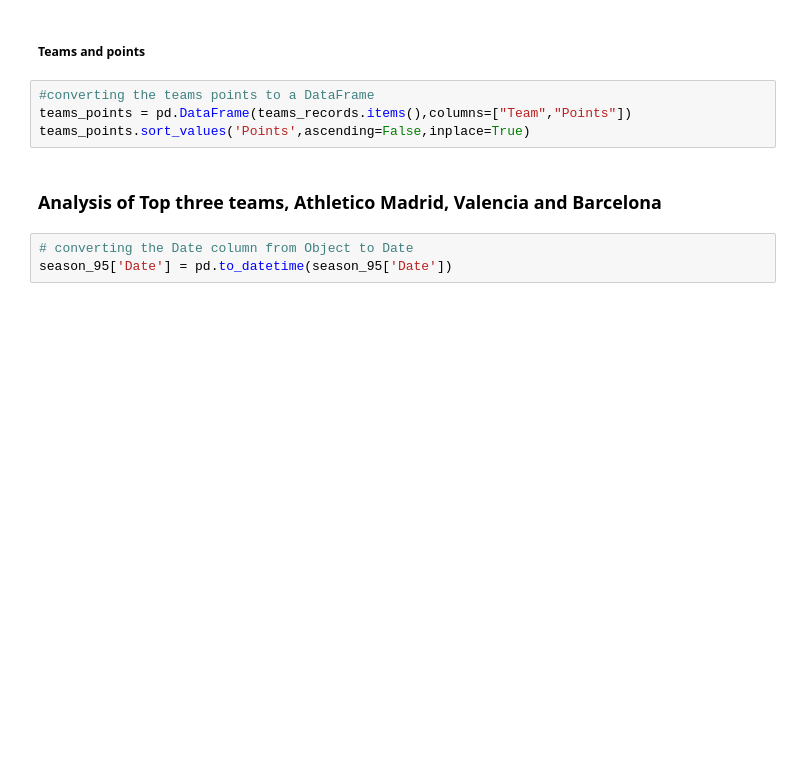
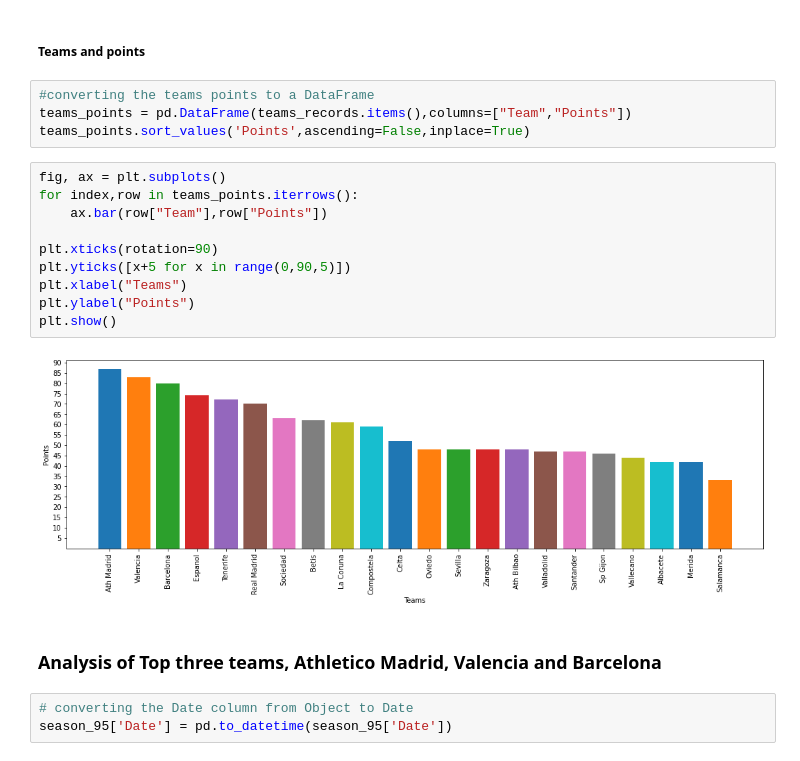
Before and after one commit to Wisal-Mukhtiar/Data_Science_Projects, a Jupyter notebook: Data_manipulation_projects/Analysis_of_laliga_dataset/laliga.ipynb, the cells around one changed output. Drawn from its saved outputs; the diff is of its cells as text; blank space fills up the shorter version.

Commit message:
visualizing 1995-96 points via bar graph

```diff
--- a/Data_manipulation_projects/Analysis_of_laliga_dataset/laliga.ipynb
+++ b/Data_manipulation_projects/Analysis_of_laliga_dataset/laliga.ipynb
@@ -130,6 +130,18 @@ plt.show()
 #converting the teams points to a DataFrame
 teams_points = pd.DataFrame(teams_records.items(),columns=["Team","Points"])
 teams_points.sort_values('Points',ascending=False,inplace=True)
+# %%
+fig, ax = plt.subplots()
+for index,row in teams_points.iterrows():
+    ax.bar(row["Team"],row["Points"])
+
+plt.xticks(rotation=90)
+plt.yticks([x+5 for x in range(0,90,5)])
+plt.xlabel("Teams")
+plt.ylabel("Points")
+plt.show()
+# %% [output]
+[figure, added]
 # %% [markdown]
 ### Analysis of Top three teams, Athletico Madrid, Valencia and Barcelona
 # %%
```
